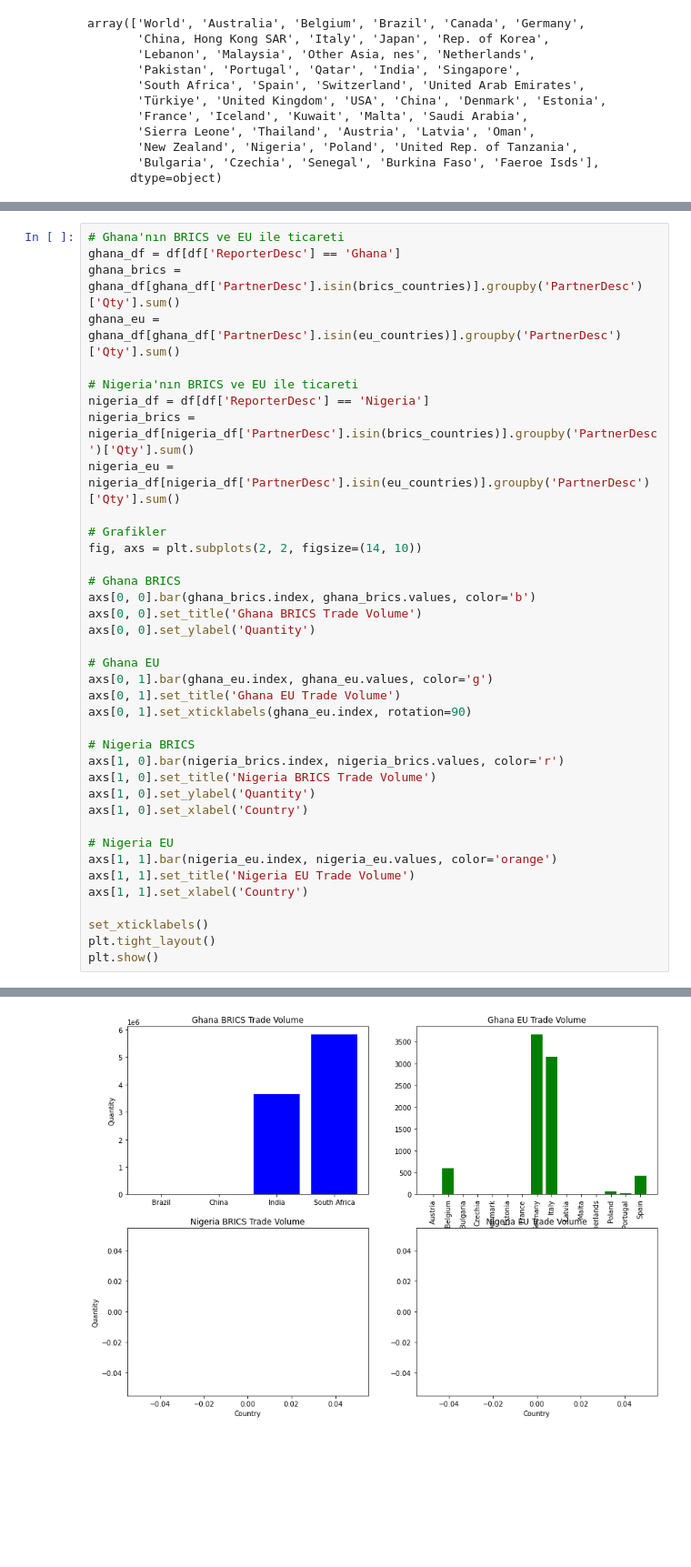
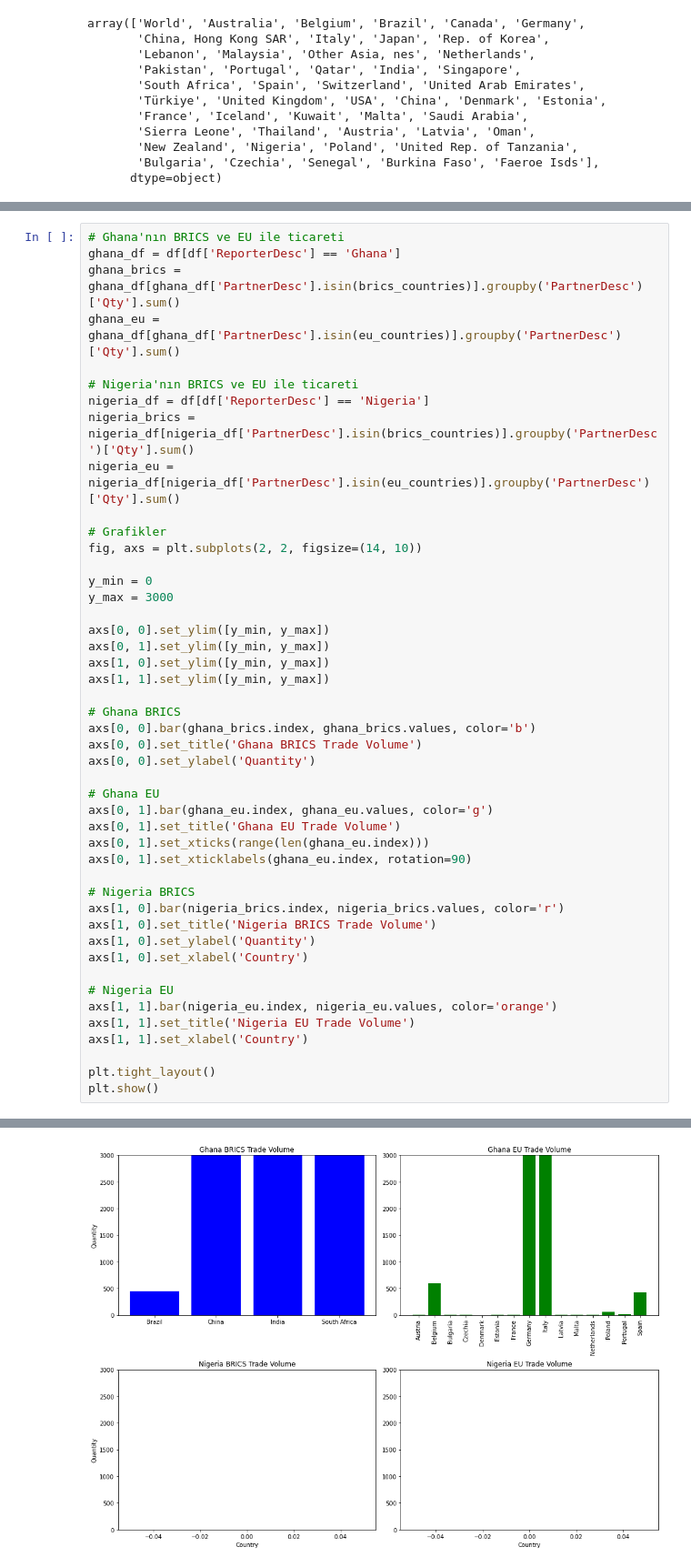
Before and after one commit to MrEktirir/Gold_Trade, a Jupyter notebook: Ghana_Nigeria_Gold_Trade_Analysis.ipynb, the cells around one changed output, grey strips where cells are left out. Shown at 91% size. Cells and saved outputs as stored; diff of their text form; blank space fills up the shorter version.

Commit message:
visualization_update
ue & brick nations have subgrouped and visualization of total quantity per country.

```diff
--- a/Ghana_Nigeria_Gold_Trade_Analysis.ipynb
+++ b/Ghana_Nigeria_Gold_Trade_Analysis.ipynb
@@ -628,6 +628,14 @@ nigeria_eu = nigeria_df[nigeria_df['PartnerDesc'].isin(eu_countries)].groupby('P
 # Grafikler
 fig, axs = plt.subplots(2, 2, figsize=(14, 10))
 
+y_min = 0
+y_max = 3000
+
+axs[0, 0].set_ylim([y_min, y_max])
+axs[0, 1].set_ylim([y_min, y_max])
+axs[1, 0].set_ylim([y_min, y_max])
+axs[1, 1].set_ylim([y_min, y_max])
+
 # Ghana BRICS
 axs[0, 0].bar(ghana_brics.index, ghana_brics.values, color='b')
 axs[0, 0].set_title('Ghana BRICS Trade Volume')
@@ -636,6 +644,7 @@ axs[0, 0].set_ylabel('Quantity')
 # Ghana EU
 axs[0, 1].bar(ghana_eu.index, ghana_eu.values, color='g')
 axs[0, 1].set_title('Ghana EU Trade Volume')
+axs[0, 1].set_xticks(range(len(ghana_eu.index)))
 axs[0, 1].set_xticklabels(ghana_eu.index, rotation=90)
 
 # Nigeria BRICS
@@ -649,7 +658,6 @@ axs[1, 1].bar(nigeria_eu.index, nigeria_eu.values, color='orange')
 axs[1, 1].set_title('Nigeria EU Trade Volume')
 axs[1, 1].set_xlabel('Country')
 
-set_xticklabels()
 plt.tight_layout()
 plt.show()
 # %% [output]
@@ -657 +664 @@ NameError: name 'set_xticklabels' is not defined
-[figure, old version]
+[figure, new version]
```
Also changed, not shown: parts of 2 cells of this notebook.
